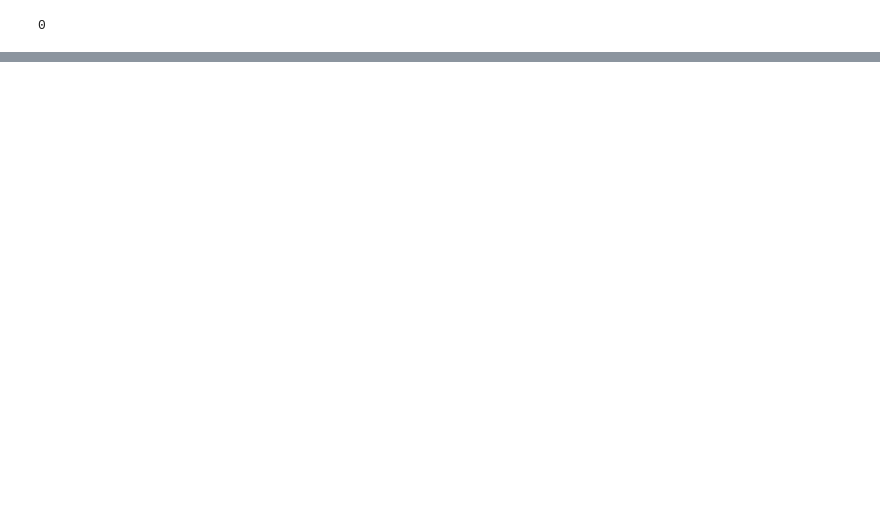
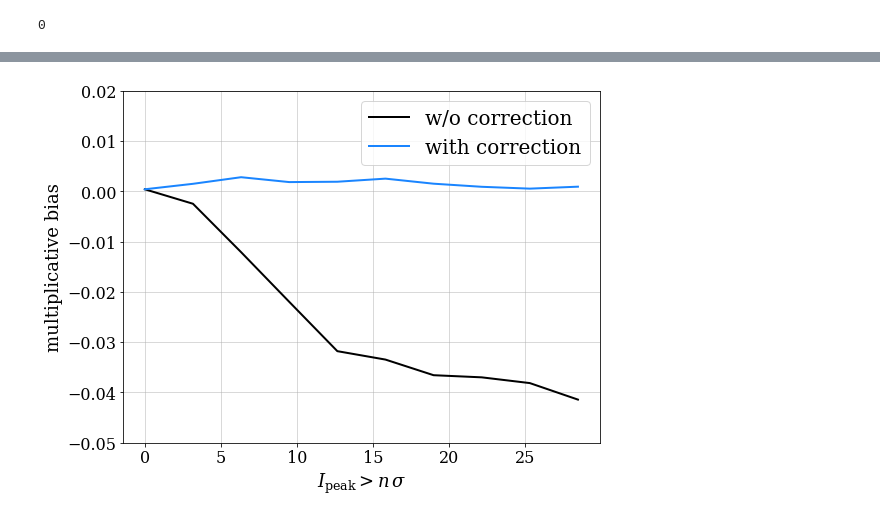
Before and after one commit to mr-superonion/FPFS_notebooks, a Jupyter notebook: ipynb/4_sheartest_noisy/1_shearEst_noisy_knownRef.ipynb, the cells around one changed output, grey strips where cells are left out. Cells and saved outputs as stored; diff of their text form; code cells hidden in the pictures; blank space fills up the shorter version.

Commit message:
0.4% multiplicative bias residual, need to understand why

```diff
--- a/ipynb/4_sheartest_noisy/1_shearEst_noisy_knownRef.ipynb
+++ b/ipynb/4_sheartest_noisy/1_shearEst_noisy_knownRef.ipynb
@@ -57,0 +285,53 @@ def get_detbias(dets,ells,cut,dcc,ind):
+# %%
+dcc=0.01
+x=[]
+y1=[]
+y2=[]
+tt=(2,2)
+pn='v%d%d' %tt
+
+if tt != (2,2):
+    xlabel=r'$I_{\rm peak}-I_{\Delta %d%d}$' %(tt[0]-2,tt[1]-2)
+else:
+    xlabel=r'$I_{\rm peak}$'
+for i in range(0,10):
+    cut=0.2*i
+
+    msk1 = (outD1['pdet_%s' %pn]>cut)
+    ellM1= outE1[msk1]
+    ellNN1= outENN1[msk1]
+    detM1= outD1[msk1]
+    del msk1
+
+    msk2 = (outD2['pdet_%s' %pn]>cut)
+    ellM2= outE2[msk2]
+    ellNN2= outENN2[msk2]
+    detM2= outD2[msk2]
+    del msk2
+
+    cor1,cor1b = get_detbias(detM1,ellM1,cut,dcc,ind=tt)
+    cor2,cor2b = get_detbias(detM2,ellM2,cut,dcc,ind=tt)
+    cor1=(cor1+cor1b)/2.
+    cor2=(cor2+cor2b)/2.
+    de   = np.sum(ellNN2['fpfs_e1'])-np.sum(ellNN1['fpfs_e1'])
+    rave = (np.sum(ellM2['fpfs_RE'])+np.sum(ellM1['fpfs_RE']))/2.
+    raveR= (np.sum(ellM2['fpfs_RE'])+np.sum(ellM1['fpfs_RE'])+cor1+cor2)/2.
+    x.append(cut/np.sqrt(4e-3))
+    y1.append(de/rave/0.04-1)
+    y2.append(de/raveR/0.04-1)
+    del ellM1,detM1,ellM2,detM2,ellNN1,ellNN2
+gc.collect()
+plt.close()
+fig,axes=pltutil.make_figure_axes(1,1)
+ax=axes[0]
+ax.plot(np.array(x),np.array(y1),label='w/o correction',color=pltutil.colors[0])
+ax.plot(np.array(x),np.array(y2),label='with correction',color=pltutil.colors[1])
+ax.set_xlabel(xlabel+r'$>n\,\sigma$')
+ax.set_ylabel('multiplicative bias')
+ax.set_ylim(-0.05,0.02)
+ax.grid()
+ax.legend()
+plt.tight_layout()
+#fig.savefig('../../html/noisy_knownRef_%s.png' %pn)
+# %% [output]
+[figure, added]
```
Also changed, not shown: parts of 17 cells of this notebook, 5 other files.
